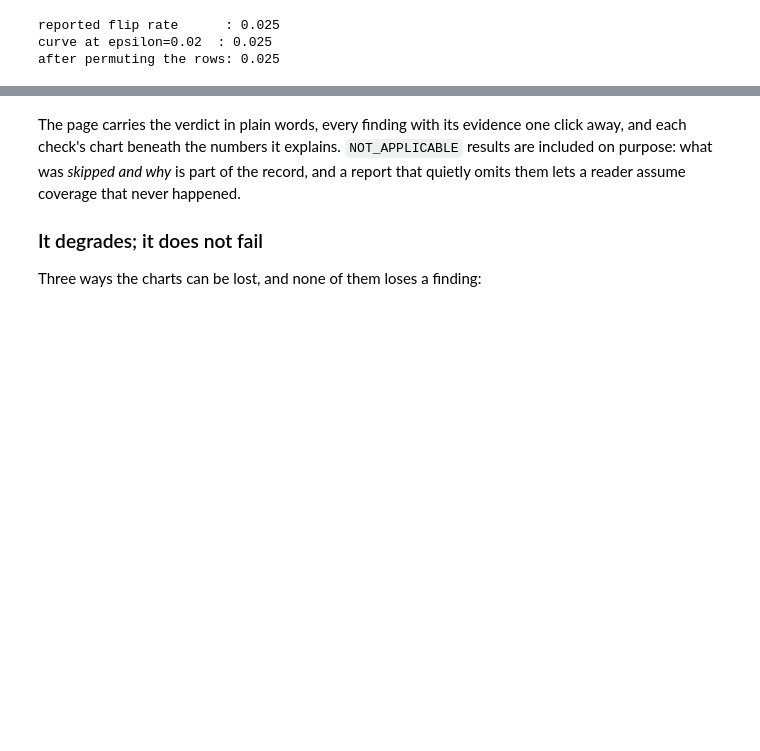
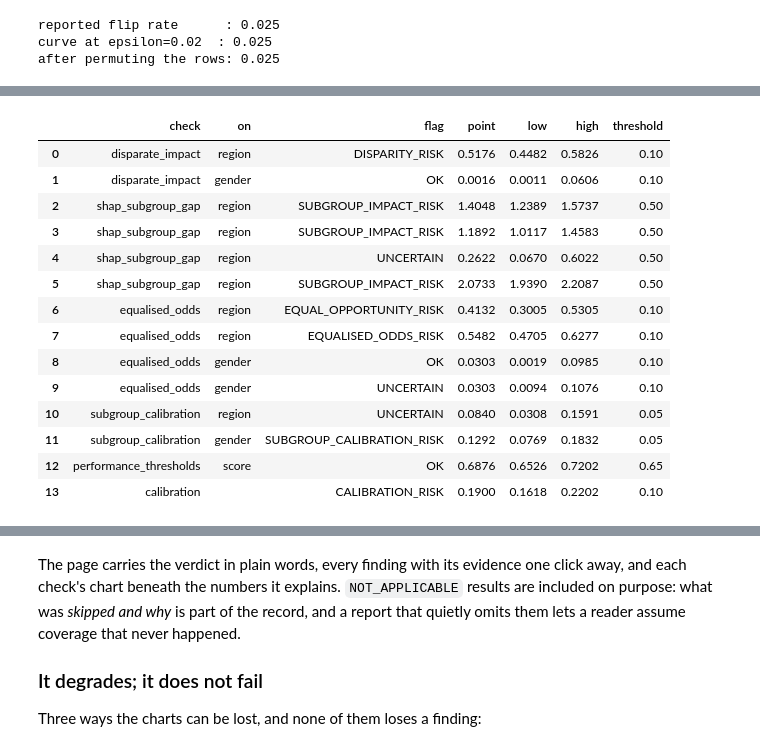
Before and after one commit to vanjy-eng/model-gate, a Jupyter notebook: examples/06_reports_and_plots.ipynb, the cells around one changed output, grey strips where cells are left out. Drawn from its saved outputs; the diff is of its cells as text; code cells hidden in the pictures; blank space fills up the shorter version.

```diff
--- a/examples/06_reports_and_plots.ipynb
+++ b/examples/06_reports_and_plots.ipynb
@@ -480,0 +497,39 @@ after permuting the rows: 0.025
+# %%
+from bdp_model_gate import UncertaintyConfig
+
+# The intervals are in the metadata of every result, so a reader can build
+# whatever view they need — this library draws onto your canvas rather than
+# owning the presentation.
+rows = []
+for result in report.results:
+    meta = result.metadata
+    if "ci_low" not in meta:
+        continue
+    rows.append({
+        "check": result.check_name,
+        "on": meta.get("protected_attr") or meta.get("metric_kind") or "",
+        "flag": result.flag,
+        "point": meta["point"],
+        "low": meta["ci_low"],
+        "high": meta["ci_high"],
+        "threshold": meta.get("threshold"),
+    })
+
+intervals = pd.DataFrame(rows)
+intervals.round(4)
+# %% [output]
+|  | check | on | flag | point | low | high | threshold |
+| 0 | disparate_impact | region | DISPARITY_RISK | 0.5176 | 0.4482 | 0.5826 | 0.10 |
+| 1 | disparate_impact | gender | OK | 0.0016 | 0.0011 | 0.0606 | 0.10 |
+| 2 | shap_subgroup_gap | region | SUBGROUP_IMPACT_RISK | 1.4048 | 1.2389 | 1.5737 | 0.50 |
+| 3 | shap_subgroup_gap | region | SUBGROUP_IMPACT_RISK | 1.1892 | 1.0117 | 1.4583 | 0.50 |
+| 4 | shap_subgroup_gap | region | UNCERTAIN | 0.2622 | 0.0670 | 0.6022 | 0.50 |
+| 5 | shap_subgroup_gap | region | SUBGROUP_IMPACT_RISK | 2.0733 | 1.9390 | 2.2087 | 0.50 |
+| 6 | equalised_odds | region | EQUAL_OPPORTUNITY_RISK | 0.4132 | 0.3005 | 0.5305 | 0.10 |
+| 7 | equalised_odds | region | EQUALISED_ODDS_RISK | 0.5482 | 0.4705 | 0.6277 | 0.10 |
+| 8 | equalised_odds | gender | OK | 0.0303 | 0.0019 | 0.0985 | 0.10 |
+| 9 | equalised_odds | gender | UNCERTAIN | 0.0303 | 0.0094 | 0.1076 | 0.10 |
+| 10 | subgroup_calibration | region | UNCERTAIN | 0.0840 | 0.0308 | 0.1591 | 0.05 |
+| 11 | subgroup_calibration | gender | SUBGROUP_CALIBRATION_RISK | 0.1292 | 0.0769 | 0.1832 | 0.05 |
+| 12 | performance_thresholds | score | OK | 0.6876 | 0.6526 | 0.7202 | 0.65 |
+| 13 | calibration |  | CALIBRATION_RISK | 0.1900 | 0.1618 | 0.2202 | 0.10 |
```
Also changed, not shown: parts of 17 cells of this notebook, 17 other files.
